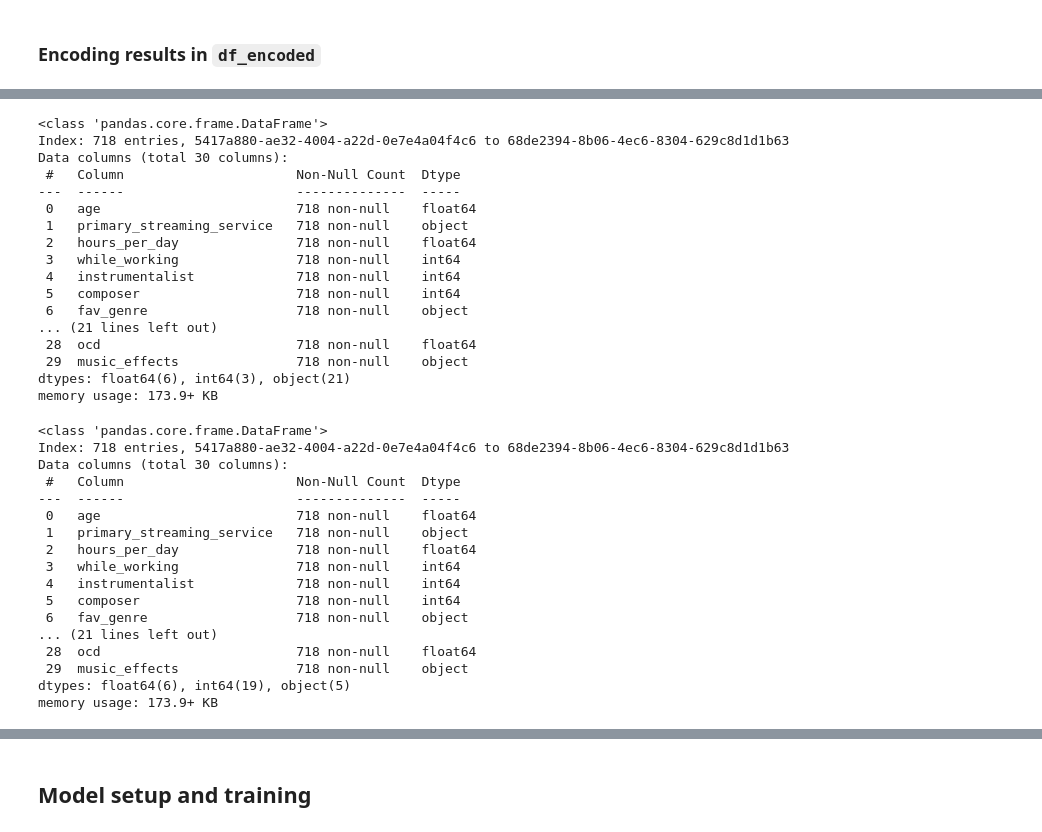
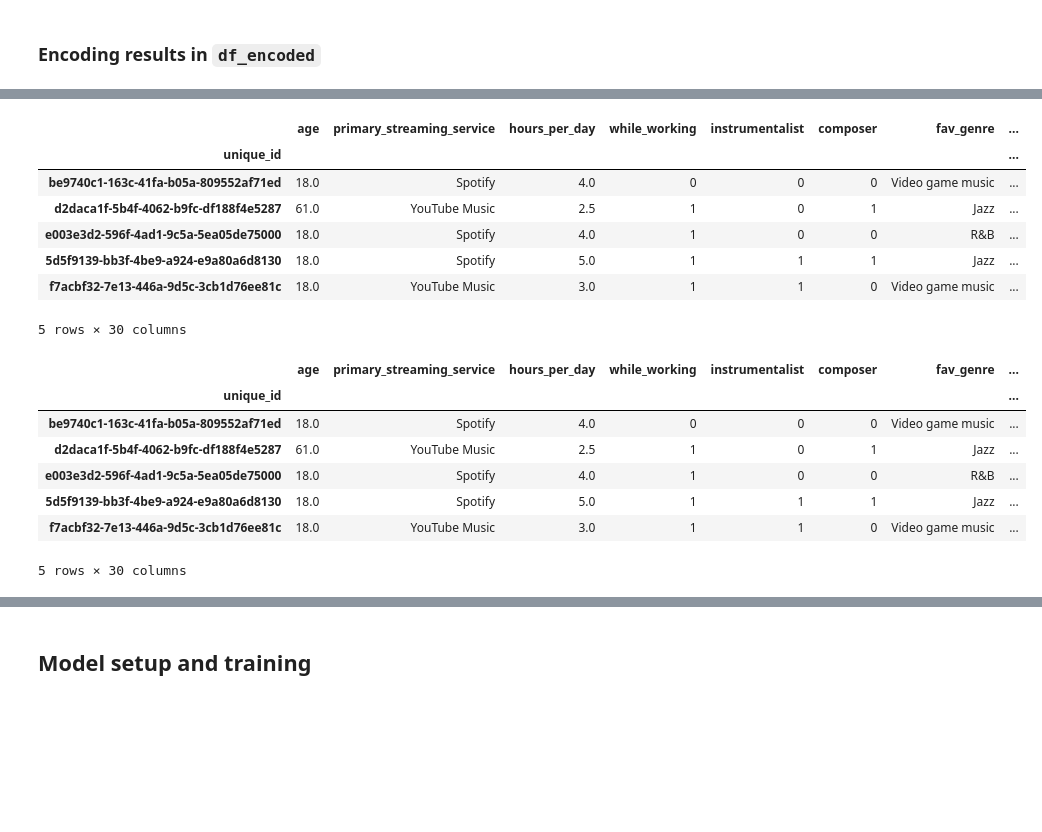
Before and after one commit to gfsiciliani/music-health, a Jupyter notebook: notebook.ipynb, the cells around one changed output, grey strips where cells are left out. Drawn from its saved outputs; the diff is of its cells as text; code cells hidden in the pictures; blank space fills up the shorter version.

```diff
--- a/notebook.ipynb
+++ b/notebook.ipynb
@@ -214,32 +226,23 @@ memory usage: 173.9+ KB
 # %%
 # making yes/no columns binary
 columns_for_conversion = ['instrumentalist', 'composer', 'while_working']
 
 for col in columns_for_conversion:
     df_encoded[col] = df_encoded[col].map({
         'Yes': 1,
         'No' : 0
         })
 
-df_encoded.info()
+df_encoded.head()
 # %% [output]
+|  | age | primary_streaming_service | hours_per_day | while_working | instrumentalist | composer | fav_genre | ... |
+| unique_id |  |  |  |  |  |  |  | ... |
+| be9740c1-163c-41fa-b05a-809552af71ed | 18.0 | Spotify | 4.0 | 0 | 0 | 0 | Video game music | ... |
+| d2daca1f-5b4f-4062-b9fc-df188f4e5287 | 61.0 | YouTube Music | 2.5 | 1 | 0 | 1 | Jazz | ... |
+| e003e3d2-596f-4ad1-9c5a-5ea05de75000 | 18.0 | Spotify | 4.0 | 1 | 0 | 0 | R&B | ... |
+| 5d5f9139-bb3f-4be9-a924-e9a80a6d8130 | 18.0 | Spotify | 5.0 | 1 | 1 | 1 | Jazz | ... |
+| f7acbf32-7e13-446a-9d5c-3cb1d76ee81c | 18.0 | YouTube Music | 3.0 | 1 | 1 | 0 | Video game music | ... |
-<class 'pandas.core.frame.DataFrame'>
-Index: 718 entries, 5417a880-ae32-4004-a22d-0e7e4a04f4c6 to 68de2394-8b06-4ec6-8304-629c8d1d1b63
-Data columns (total 30 columns):
- #   Column                      Non-Null Count  Dtype
----  ------                      --------------  -----
- 0   age                         718 non-null    float64
- 1   primary_streaming_service   718 non-null    object
- 2   hours_per_day               718 non-null    float64
- 3   while_working               718 non-null    int64
- 4   instrumentalist             718 non-null    int64
- 5   composer                    718 non-null    int64
- 6   fav_genre                   718 non-null    object
-... (21 lines left out)
- 28  ocd                         718 non-null    float64
- 29  music_effects               718 non-null    object
-dtypes: float64(6), int64(3), object(21)
-memory usage: 173.9+ KB
+5 rows × 30 columns
 # %%
 # change frequency_<genre> values to 0-3
 frequency_mapping = {
@@ -254,25 +257,16 @@ for col in df_encoded.columns:
     if col.startswith('frequency_'):
         df_encoded[col] = df_encoded[col].map(frequency_mapping)
 
-df_encoded.info()
+df_encoded.head()
 # %% [output]
+|  | age | primary_streaming_service | hours_per_day | while_working | instrumentalist | composer | fav_genre | ... |
+| unique_id |  |  |  |  |  |  |  | ... |
+| be9740c1-163c-41fa-b05a-809552af71ed | 18.0 | Spotify | 4.0 | 0 | 0 | 0 | Video game music | ... |
+| d2daca1f-5b4f-4062-b9fc-df188f4e5287 | 61.0 | YouTube Music | 2.5 | 1 | 0 | 1 | Jazz | ... |
+| e003e3d2-596f-4ad1-9c5a-5ea05de75000 | 18.0 | Spotify | 4.0 | 1 | 0 | 0 | R&B | ... |
+| 5d5f9139-bb3f-4be9-a924-e9a80a6d8130 | 18.0 | Spotify | 5.0 | 1 | 1 | 1 | Jazz | ... |
+| f7acbf32-7e13-446a-9d5c-3cb1d76ee81c | 18.0 | YouTube Music | 3.0 | 1 | 1 | 0 | Video game music | ... |
-<class 'pandas.core.frame.DataFrame'>
-Index: 718 entries, 5417a880-ae32-4004-a22d-0e7e4a04f4c6 to 68de2394-8b06-4ec6-8304-629c8d1d1b63
-Data columns (total 30 columns):
- #   Column                      Non-Null Count  Dtype
----  ------                      --------------  -----
- 0   age                         718 non-null    float64
- 1   primary_streaming_service   718 non-null    object
- 2   hours_per_day               718 non-null    float64
- 3   while_working               718 non-null    int64
- 4   instrumentalist             718 non-null    int64
- 5   composer                    718 non-null    int64
- 6   fav_genre                   718 non-null    object
-... (21 lines left out)
- 28  ocd                         718 non-null    float64
- 29  music_effects               718 non-null    object
-dtypes: float64(6), int64(19), object(5)
-memory usage: 173.9+ KB
+5 rows × 30 columns
 # %%
 df_encoded['music_effects'].value_counts()
 # %% [output]
```
Also changed, not shown: parts of 26 cells of this notebook.
